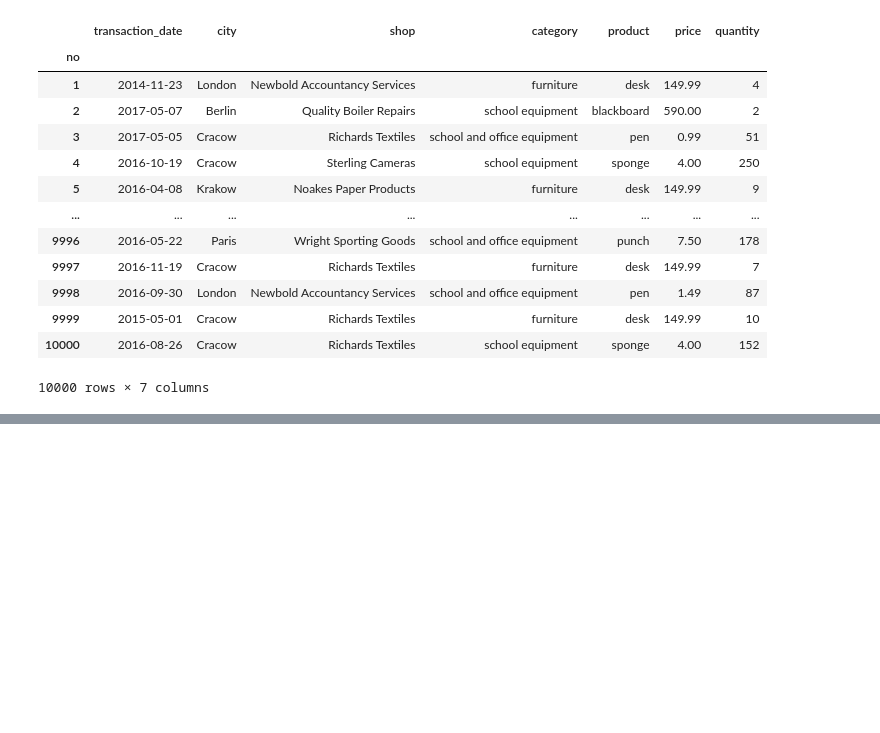
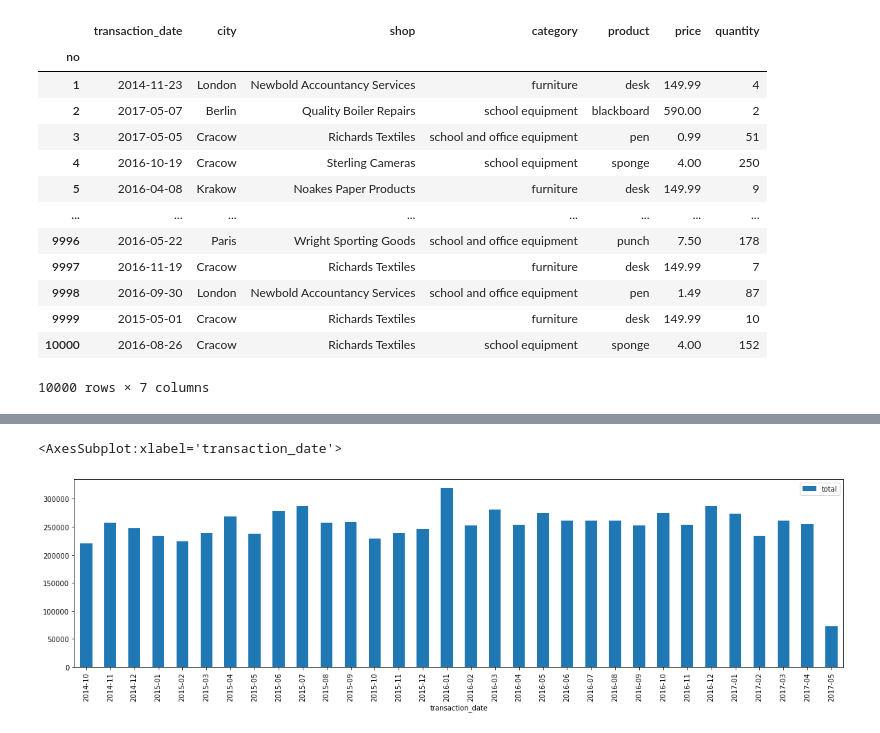
Before and after one commit to piotrgradzinski/dap_20230114, a Jupyter notebook: day_8_pgg/grouping_with_pivot.ipynb, the cells around one changed output, grey strips where cells are left out. Saved outputs shown, nothing was run; the diff lists cells and outputs as text; code cells hidden in the pictures; blank space fills up the shorter version.

```diff
--- a/day_8_pgg/grouping_with_pivot.ipynb
+++ b/day_8_pgg/grouping_with_pivot.ipynb
@@ -21,0 +45,3 @@ df
+# %%
+df['total'] = df.price * df.quantity
+df
@@ -21,0 +465,3 @@ df
+# %%
+data = df.groupby(df.transaction_date.dt.strftime('%Y-%m')).agg({'total': sum}).sort_index()
+data
@@ -21,0 +487,5 @@ df
+# %%
+data.plot(kind='bar', figsize=(20,5))
+# %% [output]
+<AxesSubplot:xlabel='transaction_date'>
+[figure, added]
```
Also changed, not shown: parts of 31 cells of this notebook.
